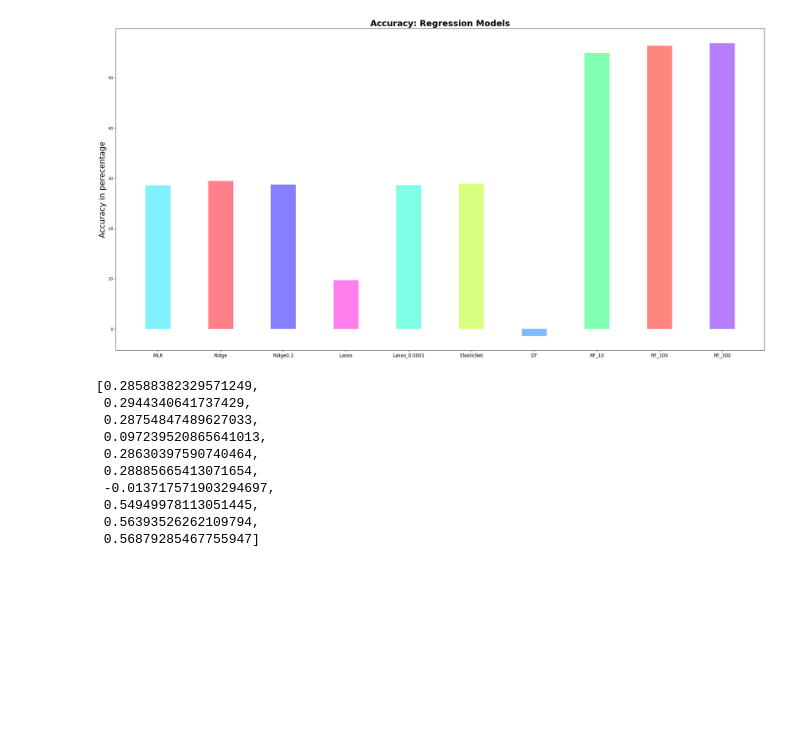
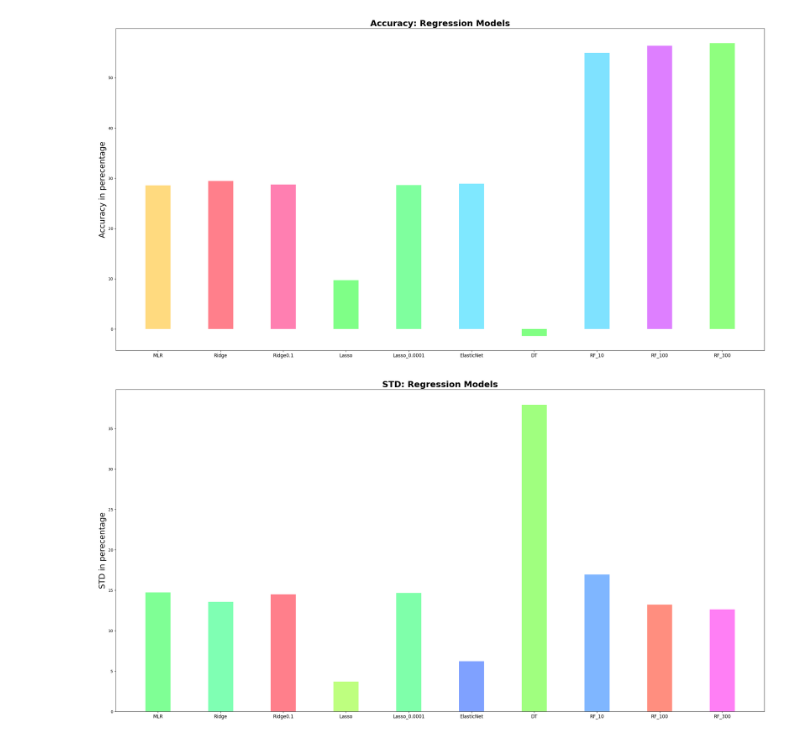
Before and after one commit to udianand/GooglePracticum, a Jupyter notebook: Model_Conclusion/Models_on_input_SA.ipynb, the cells around one changed output. Saved outputs shown, nothing was run; the diff lists cells and outputs as text; code cells hidden in the pictures; blank space fills up the shorter version.

Commit message:
Added sd graph.

```diff
--- a/Model_Conclusion/Models_on_input_SA.ipynb
+++ b/Model_Conclusion/Models_on_input_SA.ipynb
@@ -52,6 +52,7 @@ from sklearn.model_selection import cross_val_score
 model_results = []
 #  Stores the name of model
 model_name = []
+model_std = []
 
 # Linear Regression
 from sklearn.linear_model import LinearRegression
@@ -59,6 +60,7 @@ regressor = LinearRegression()
 
 accuracies = cross_val_score(estimator = regressor, X = input_data, y = price["Value"], cv = 10)
 model_results.append(accuracies.mean())
+model_std.append(accuracies.std())
 model_name.append("MLR")
 
 #Ridge Regression
@@ -66,12 +68,14 @@ from sklearn.linear_model import Ridge
 regressor = Ridge()
 accuracies = cross_val_score(estimator = regressor, X = input_data, y = price["Value"], cv = 10)
 model_results.append(accuracies.mean())
+model_std.append(accuracies.std())
 model_name.append("Ridge")
 
 from sklearn.linear_model import Ridge
 regressor = Ridge(alpha = 0.1)
 accuracies = cross_val_score(estimator = regressor, X = input_data, y = price["Value"], cv = 10)
 model_results.append(accuracies.mean())
+model_std.append(accuracies.std())
 model_name.append("Ridge0.1")
 
 #Lasso
@@ -79,12 +83,14 @@ from sklearn.linear_model import Lasso
 regressor = Lasso()
 accuracies = cross_val_score(estimator = regressor, X = input_data, y = price["Value"], cv = 10)
 model_results.append(accuracies.mean())
+model_std.append(accuracies.std())
 model_name.append("Lasso")
 
 from sklearn.linear_model import Lasso
 regressor = Lasso(alpha=0.0001, max_iter=100000)
 accuracies = cross_val_score(estimator = regressor, X = input_data, y = price["Value"], cv = 10)
 model_results.append(accuracies.mean())
+model_std.append(accuracies.std())
 model_name.append("Lasso_0.0001")
 
 #ElasticNet
@@ -92,6 +98,7 @@ from sklearn.linear_model import ElasticNet
 regressor = ElasticNet(alpha=0.1, l1_ratio=0.7,max_iter = 100000)
 accuracies = cross_val_score(estimator = regressor, X = input_data, y = price["Value"], cv = 10)
 model_results.append(accuracies.mean())
+model_std.append(accuracies.std())
 model_name.append("ElasticNet")
 
 #Decision Tree
@@ -99,6 +106,7 @@ from sklearn.tree import DecisionTreeRegressor
 regressor = DecisionTreeRegressor(random_state = 0)
 accuracies = cross_val_score(estimator = regressor, X = input_data, y = price["Value"], cv = 10)
 model_results.append(accuracies.mean())
+model_std.append(accuracies.std())
 model_name.append("DT")
 
 #Random Forest
@@ -106,58 +114,75 @@ from sklearn.ensemble import RandomForestRegressor
 regressor = RandomForestRegressor(n_estimators = 10, random_state = 0)
 accuracies = cross_val_score(estimator = regressor, X = input_data, y = price["Value"], cv = 10)
 model_results.append(accuracies.mean())
+model_std.append(accuracies.std())
 model_name.append("RF_10")
 
 from sklearn.ensemble import RandomForestRegressor
 regressor = RandomForestRegressor(n_estimators = 100, random_state = 0)
 accuracies = cross_val_score(estimator = regressor, X = input_data, y = price["Value"], cv = 10)
 model_results.append(accuracies.mean())
+model_std.append(accuracies.std())
 model_name.append("RF_100")
 
 from sklearn.ensemble import RandomForestRegressor
 regressor = RandomForestRegressor(n_estimators = 300, random_state = 0)
 accuracies = cross_val_score(estimator = regressor, X = input_data, y = price["Value"], cv = 10)
 model_results.append(accuracies.mean())
+model_std.append(accuracies.std())
 model_name.append("RF_300")
 
 
 
 
 #Plotting
 from matplotlib import cm
 import random
 
 # Give each bar separate color
 color_code_vector = random.sample(range(1, 100), len(model_name))
 reg_color_code_vector = map(lambda x: x/max(color_code_vector), color_code_vector)
 reg_color_code_vector = list(reg_color_code_vector)
 reg_color_code_vector
 colors = cm.hsv(reg_color_code_vector)
 
 # Expressing accuracy in percentage
 model_results_percentage = list(map(lambda x: x*100, model_results))
 
 y_pos = np.arange(len(model_name))
 
 plt.rcdefaults() # white background, gets rid of gray
 plt.figure(figsize = (30,15))
 plt.bar(y_pos, model_results_percentage, align='center', alpha=0.5, width=0.4, color = colors)
 plt.xticks(y_pos, model_name, fontsize = 12)
 plt.ylabel('Accuracy in perecentage', fontsize=20)
 plt.title('Accuracy: Regression Models', fontsize=22, fontweight='bold')
 plt.show()
+
+
+
+
+from matplotlib import cm
+import random
+
+# Give each bar separate color
+color_code_vector = random.sample(range(1, 100), len(model_name))
+reg_color_code_vector = map(lambda x: x/max(color_code_vector), color_code_vector)
+reg_color_code_vector = list(reg_color_code_vector)
+reg_color_code_vector
+colors = cm.hsv(reg_color_code_vector)
+
+# Expressing accuracy in percentage
+model_std_percentage = list(map(lambda x: x*100, model_std))
+
+y_pos = np.arange(len(model_name))
+
+plt.rcdefaults() # white background, gets rid of gray
+plt.figure(figsize = (30,15))
+plt.bar(y_pos, model_std_percentage, align='center', alpha=0.5, width=0.4, color = colors)
+plt.xticks(y_pos, model_name, fontsize = 12)
+plt.ylabel('STD in perecentage', fontsize=20)
+plt.title('STD: Regression Models', fontsize=22, fontweight='bold')
+plt.show()
 # %% [output]
-[figure, old version]
+[figure, new version]
+[figure, added]
-# %%
-model_results
-# %% [output]
-[0.28588382329571249,
- 0.2944340641737429,
- 0.28754847489627033,
- 0.097239520865641013,
- 0.28630397590740464,
- 0.28885665413071654,
- -0.013717571903294697,
- 0.54949978113051445,
- 0.56393526262109794,
- 0.56879285467755947]
```
Also changed, not shown: parts of 1 cell of this notebook.
